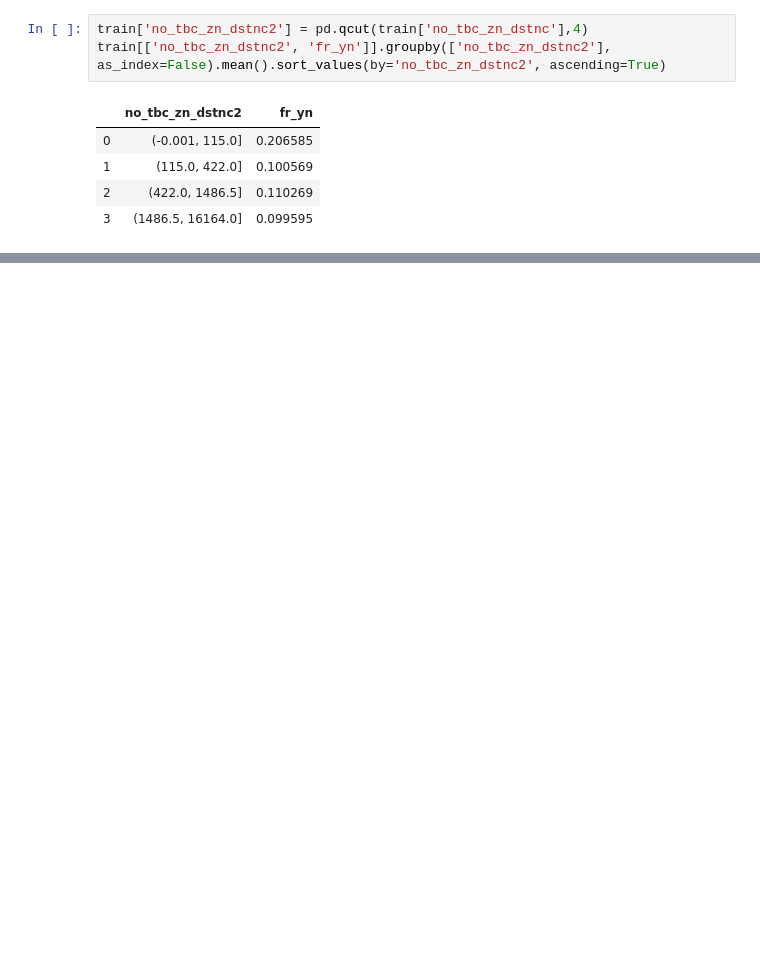
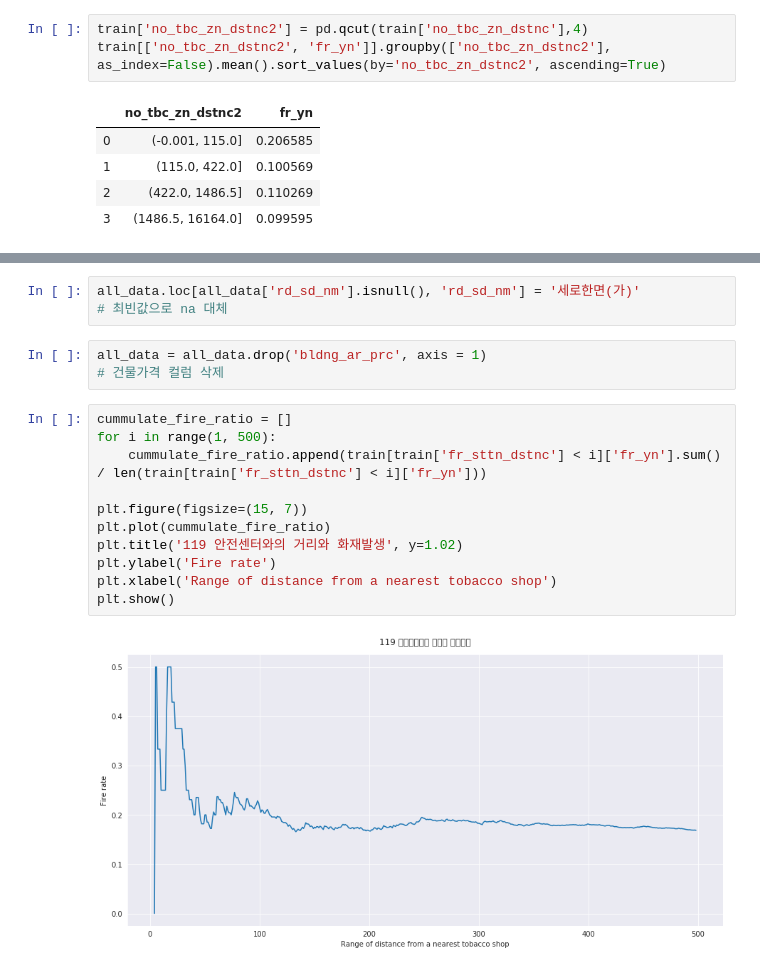
Before and after one commit to cjsgk106/fire-prediction-analysis, a Jupyter notebook: work/preprocessing.ipynb, the cells around one changed output, grey strips where cells are left out. Cells and saved outputs as stored; diff of their text form; blank space fills up the shorter version.

```diff
--- a/work/preprocessing.ipynb
+++ b/work/preprocessing.ipynb
@@ -233,0 +334,19 @@ grid.add_legend()
+# %%
+all_data.loc[all_data['rd_sd_nm'].isnull(), 'rd_sd_nm'] = '세로한면(가)'
+# 최빈값으로 na 대체
+# %%
+all_data = all_data.drop('bldng_ar_prc', axis = 1)
+# 건물가격 컬럼 삭제
+# %%
+cummulate_fire_ratio = []
+for i in range(1, 500):
+    cummulate_fire_ratio.append(train[train['fr_sttn_dstnc'] < i]['fr_yn'].sum() / len(train[train['fr_sttn_dstnc'] < i]['fr_yn']))
+
+plt.figure(figsize=(15, 7))
+plt.plot(cummulate_fire_ratio)
+plt.title('119 안전센터와의 거리와 화재발생', y=1.02)
+plt.ylabel('Fire rate')
+plt.xlabel('Range of distance from a nearest tobacco shop')
+plt.show()
+# %% [output]
+[figure, added]
```
Also changed, not shown: parts of 30 cells of this notebook, 1 other file.
